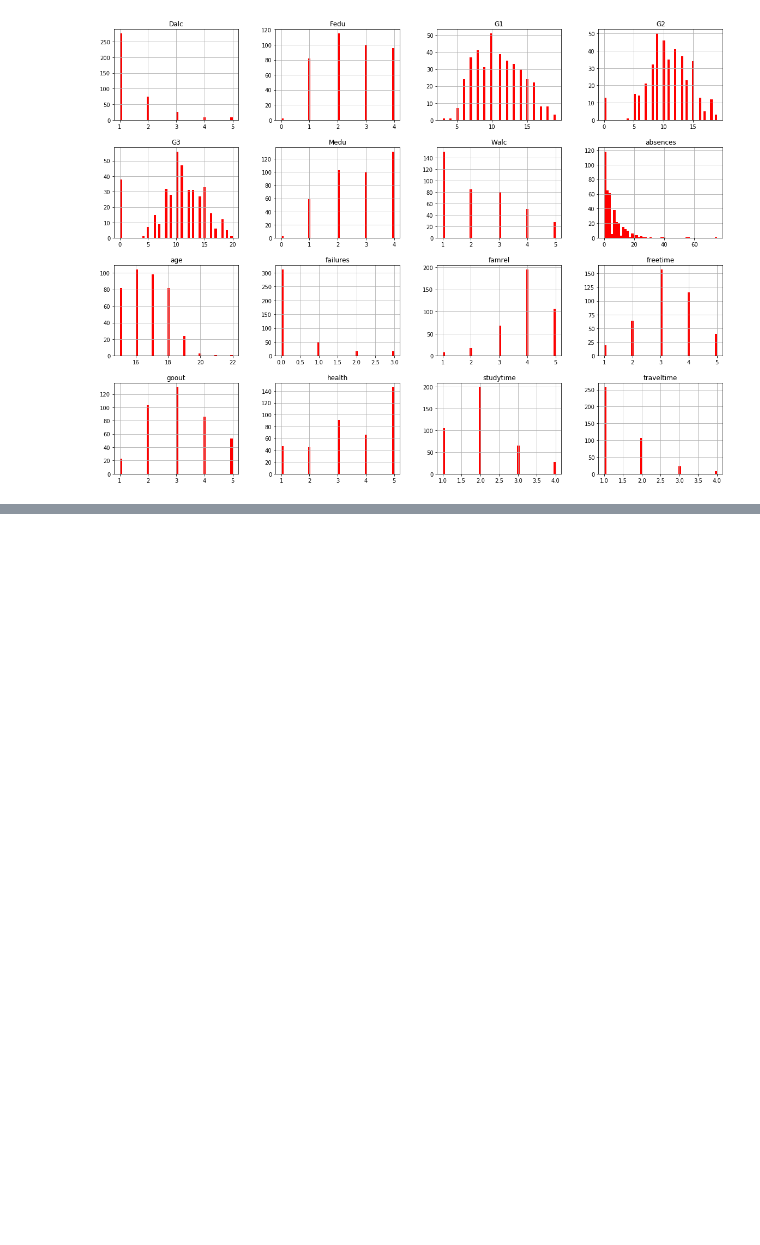
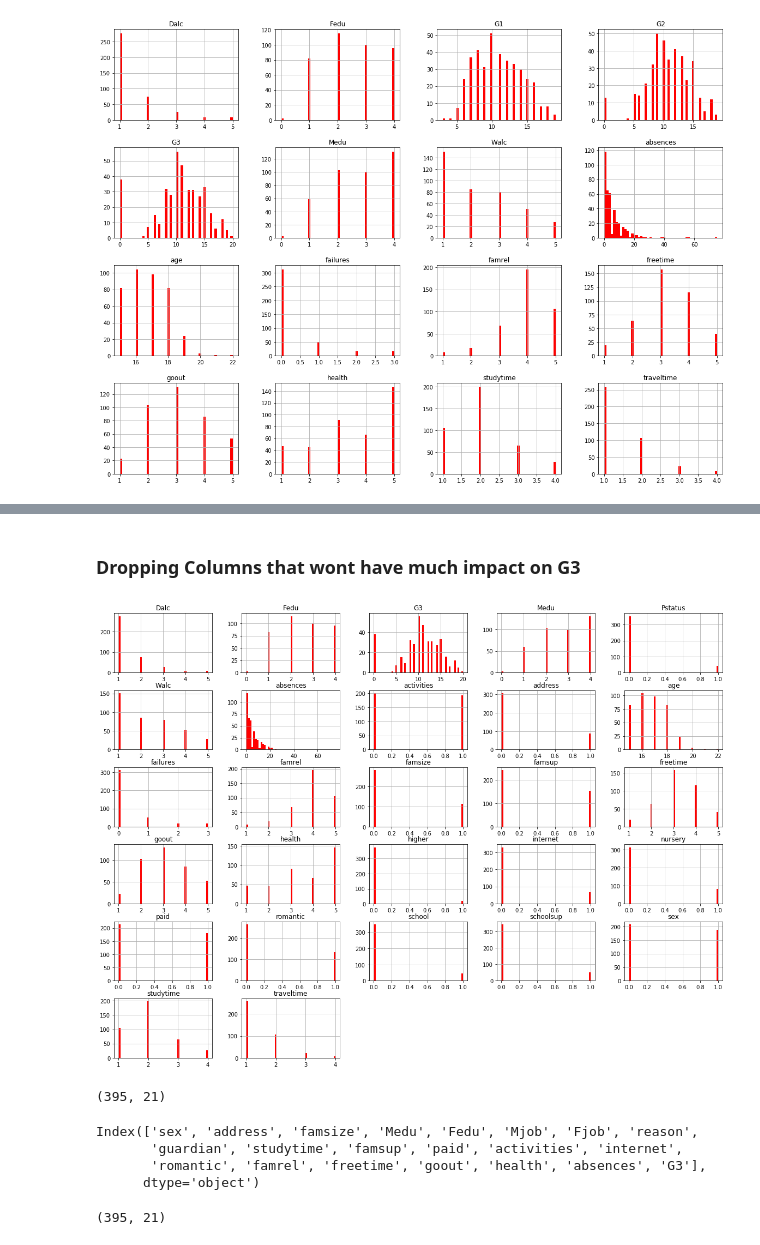
Before and after one commit to vishalvb/Apex, a Jupyter notebook: Apex.ipynb, the cells around one changed output, grey strips where cells are left out. Drawn from its saved outputs; the diff is of its cells as text; code cells hidden in the pictures; blank space fills up the shorter version.

```diff
--- a/Apex.ipynb
+++ b/Apex.ipynb
@@ -90,0 +252,2 @@ plt.show()
+# %%
+data['higher'] = data['higher'].apply(lambda x: 0 if x == 'yes' else 1)
@@ -90,0 +269,2 @@ plt.show()
+# %%
+data['nursery'] = data['nursery'].apply(lambda x: 0 if x == 'yes' else 1)
@@ -90,0 +277,2 @@ plt.show()
+# %%
+data['internet'] = data['internet'].apply(lambda x: 0 if x == 'yes' else 1)
@@ -90,0 +285,2 @@ plt.show()
+# %%
+data['romantic'] = data['romantic'].apply(lambda x: 0 if x == 'no' else 1)
@@ -90,0 +319,24 @@ plt.show()
+# %% [markdown]
+### Dropping Columns that wont have much impact on G3
+# %%
+data.hist(bins=50, figsize=(20,15), color='r')
+plt.show()
+# %% [output]
+[figure, added]
+# %%
+data.shape
+data = data.drop(['Dalc', 'Walc' ,'Pstatus', 'traveltime', 'school', 'higher', 'nursery','failures', 'age','schoolsup'], axis= 1)
+data.shape
+# %% [output]
+(395, 21)
+# %%
+data.columns
+# %% [output]
+Index(['sex', 'address', 'famsize', 'Medu', 'Fedu', 'Mjob', 'Fjob', 'reason',
+       'guardian', 'studytime', 'famsup', 'paid', 'activities', 'internet',
+       'romantic', 'famrel', 'freetime', 'goout', 'health', 'absences', 'G3'],
+      dtype='object')
+# %%
+data.shape
+# %% [output]
+(395, 21)
```
Also changed, not shown: parts of 46 cells of this notebook.
